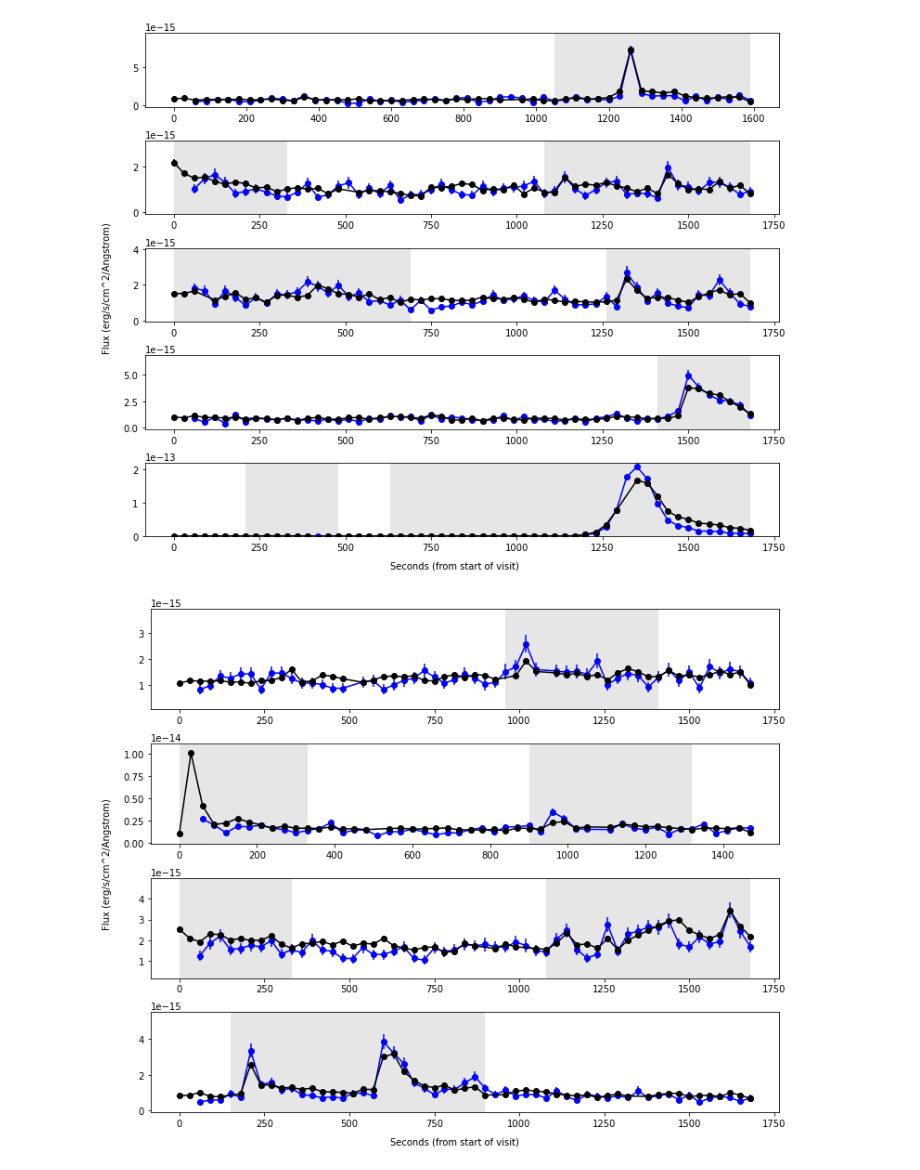
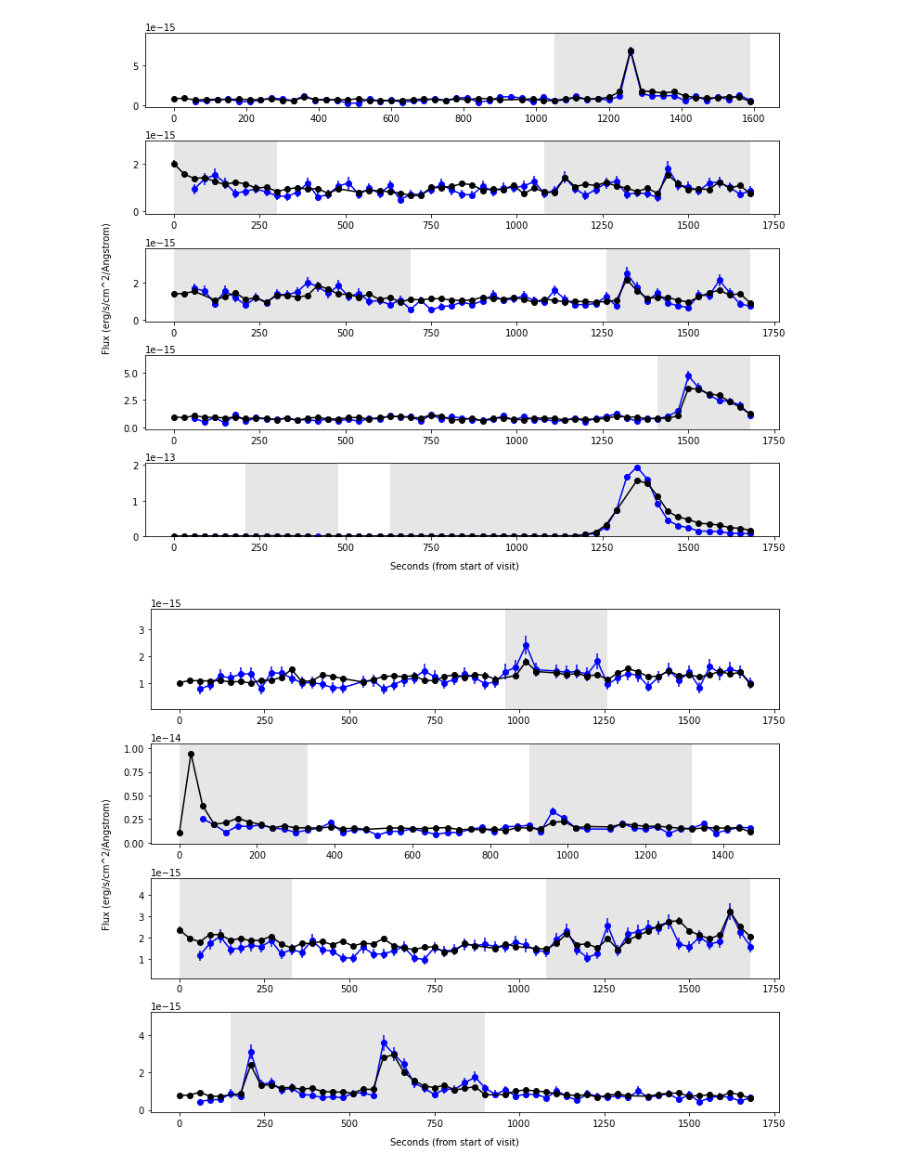
Before and after one commit to MillionConcepts/gfcat_gj65, a Jupyter notebook: src/uvceti/03-make_flare_table_and_figs.ipynb, the cells around one changed output. Saved outputs shown, nothing was run; the diff lists cells and outputs as text; code cells hidden in the pictures.

```diff
--- a/src/uvceti/03-make_flare_table_and_figs.ipynb
+++ b/src/uvceti/03-make_flare_table_and_figs.ipynb
@@ -195,14 +188,14 @@ for ii,i in enumerate(visit_arr):
     # Ignore any data points that have bad time bins.  NOTE: THIS ASSUMES A 30-SECOND BIN SIZE.
     where_plot_fuv_full = np.where(lc_fuv['expt'] >= 20.0)[0]
     where_plot_nuv_full = np.where(lc_nuv['expt'] >= 20.0)[0]
-    axs[ii].errorbar((lc_fuv['t0']-min(lc_nuv['t0']))[where_plot_fuv_full], lc_fuv['flux_apcorrected'][where_plot_fuv_full],
+    axs[ii].errorbar((lc_fuv['t0']-min(lc_nuv['t0']))[where_plot_fuv_full], lc_fuv['flux'][where_plot_fuv_full],
                  yerr=1.*lc_fuv['flux_err'][where_plot_fuv_full], fmt='-bo')
-    axs[ii].errorbar((lc_nuv['t0']-min(lc_nuv['t0']))[where_plot_nuv_full], lc_nuv['flux_apcorrected'][where_plot_nuv_full],
+    axs[ii].errorbar((lc_nuv['t0']-min(lc_nuv['t0']))[where_plot_nuv_full], lc_nuv['flux'][where_plot_nuv_full],
                  yerr=1.*lc_nuv['flux_err'][where_plot_nuv_full], fmt='-ko')
-    ylim = [min([min((lc_nuv['flux_apcorrected']-4*lc_nuv['flux_err'])[where_plot_nuv_full]),
-                       min((lc_fuv['flux_apcorrected']-4*lc_fuv['flux_err'])[where_plot_fuv_full])]),
-                  max([max((lc_nuv['flux_apcorrected']+4*lc_nuv['flux_err'])[where_plot_nuv_full]),
-                       max((lc_fuv['flux_apcorrected']+4*lc_fuv['flux_err'])[where_plot_fuv_full])])]
+    ylim = [min([min((lc_nuv['flux']-4*lc_nuv['flux_err'])[where_plot_nuv_full]),
+                       min((lc_fuv['flux']-4*lc_fuv['flux_err'])[where_plot_fuv_full])]),
+                  max([max((lc_nuv['flux']+4*lc_nuv['flux_err'])[where_plot_nuv_full]),
+                       max((lc_fuv['flux']+4*lc_fuv['flux_err'])[where_plot_fuv_full])])]
     axs[ii].set_ylim(ylim)
     # Create shade regions for each flare in this visit.
     for fr, vn in zip(flare_table['flare_range'], flare_table['visit_num']):
@@ -211,38 +204,38 @@ for ii,i in enumerate(visit_arr):
             maxt = (lc_nuv['t0']-lc_nuv['t0'][0])[max(fr)]
             axs[ii].fill([mint, maxt, maxt, mint], [-999, -999, 999, 999], '0.9')
 fig.text(0.5, -0.02, 'Seconds (from start of visit)', ha='center', va='center')
 fig.text(-0.02, 0.5, 'Flux (erg/s/cm^2/Angstrom)', ha='center', va='center', rotation='vertical')
 fig.savefig('figures/all_visits_01.eps', dpi=600)
 
 
 
 visit_arr = [5,6,7,8]
 fig, axs = plt.subplots(len(visit_arr), 1, figsize=(10, 8), constrained_layout=True)
 for ii,i in enumerate(visit_arr):
     lc_nuv = read_lightcurve(photon_files['NUV'][i])
     lc_fuv = read_lightcurve(photon_files['FUV'][i])
     # Ignore any data points that have bad time bins.  NOTE: THIS ASSUMES A 30-SECOND BIN SIZE.
     where_plot_fuv_full = np.where(lc_fuv['expt'] >= 20.0)[0]
     where_plot_nuv_full = np.where(lc_nuv['expt'] >= 20.0)[0]
-    axs[ii].errorbar((lc_fuv['t0']-min(lc_nuv['t0']))[where_plot_fuv_full], lc_fuv['flux_apcorrected'][where_plot_fuv_full],
+    axs[ii].errorbar((lc_fuv['t0']-min(lc_nuv['t0']))[where_plot_fuv_full], lc_fuv['flux'][where_plot_fuv_full],
                  yerr=1.*lc_fuv['flux_err'][where_plot_fuv_full], fmt='-bo')
-    axs[ii].errorbar((lc_nuv['t0']-min(lc_nuv['t0']))[where_plot_nuv_full], lc_nuv['flux_apcorrected'][where_plot_nuv_full],
+    axs[ii].errorbar((lc_nuv['t0']-min(lc_nuv['t0']))[where_plot_nuv_full], lc_nuv['flux'][where_plot_nuv_full],
                  yerr=1.*lc_nuv['flux_err'][where_plot_nuv_full], fmt='-ko')
-    ylim = [min([min((lc_nuv['flux_apcorrected']-4*lc_nuv['flux_err'])[where_plot_nuv_full]),
-                       min((lc_fuv['flux_apcorrected']-4*lc_fuv['flux_err'])[where_plot_fuv_full])]),
-                  max([max((lc_nuv['flux_apcorrected']+4*lc_nuv['flux_err'])[where_plot_nuv_full]),
-                       max((lc_fuv['flux_apcorrected']+4*lc_fuv['flux_err'])[where_plot_fuv_full])])]
+    ylim = [min([min((lc_nuv['flux']-4*lc_nuv['flux_err'])[where_plot_nuv_full]),
+                       min((lc_fuv['flux']-4*lc_fuv['flux_err'])[where_plot_fuv_full])]),
+                  max([max((lc_nuv['flux']+4*lc_nuv['flux_err'])[where_plot_nuv_full]),
+                       max((lc_fuv['flux']+4*lc_fuv['flux_err'])[where_plot_fuv_full])])]
     axs[ii].set_ylim(ylim)
     # Create shade regions for each flare in this visit.
     for fr, vn in zip(flare_table['flare_range'], flare_table['visit_num']):
         if int(vn) == i:
             mint = (lc_nuv['t0']-lc_nuv['t0'][0])[min(fr)]
             maxt = (lc_nuv['t0']-lc_nuv['t0'][0])[max(fr)]
             axs[ii].fill([mint, maxt, maxt, mint], [-999, -999, 999, 999], '0.9')
 fig.text(0.5, -0.02, 'Seconds (from start of visit)', ha='center', va='center')
 fig.text(-0.02, 0.5, 'Flux (erg/s/cm^2/Angstrom)', ha='center', va='center', rotation='vertical')
 fig.savefig('figures/all_visits_02.eps', dpi=600)
 # %% [output]
 [figure]
-[figure, old version]
+[figure, new version]
 # %%
```
Also changed, not shown: parts of 2 cells of this notebook, 4 other files.
